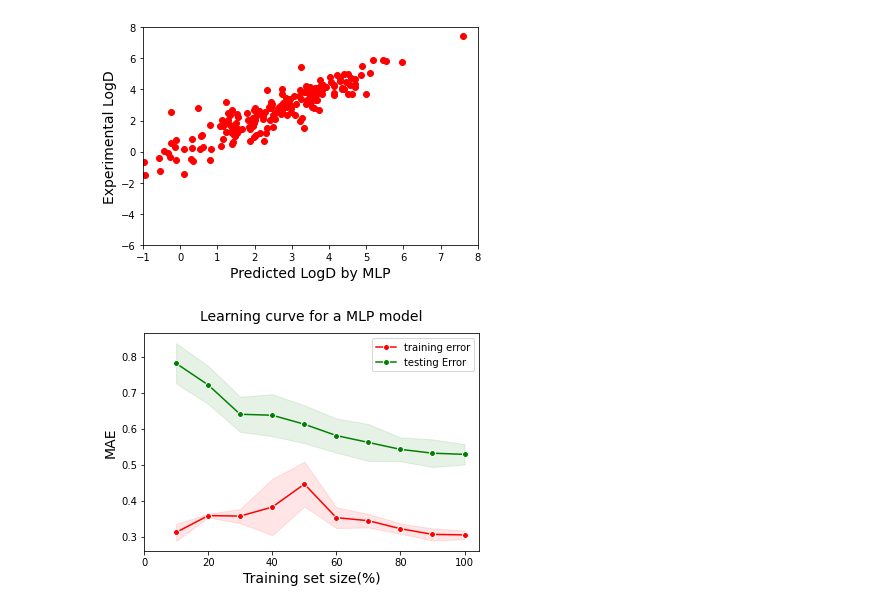
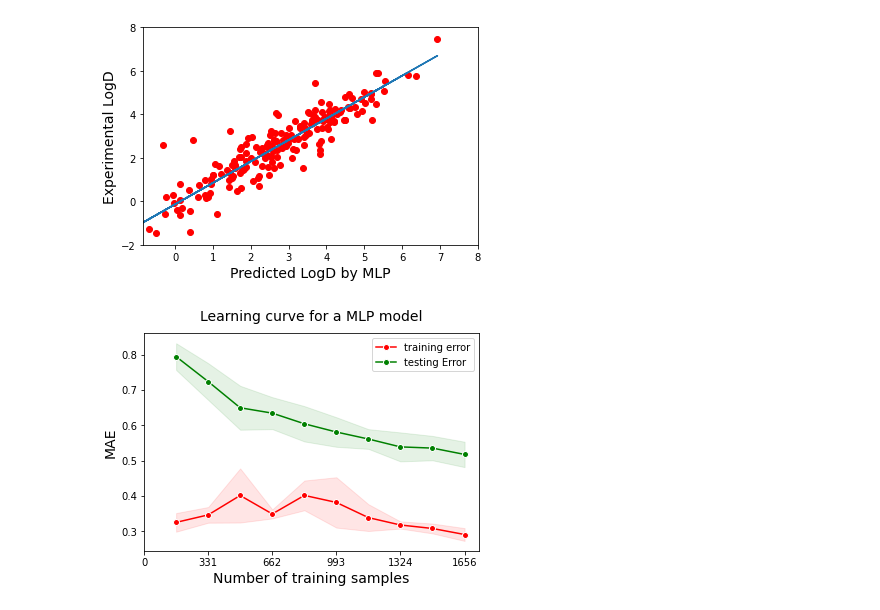
Before and after one commit to jamesleocodes/p_chem_CEVR, a Jupyter notebook: logD/lc_mlp.ipynb, the cells around one changed output. Saved outputs shown, nothing was run; the diff lists cells and outputs as text; code cells hidden in the pictures.

Commit message:
p_chem

```diff
--- a/logD/lc_mlp.ipynb
+++ b/logD/lc_mlp.ipynb
@@ -104,22 +104,24 @@ learning_rate_list =['constant','adaptive']
 # %%
 best_model = MLPRegressor(hidden_layer_sizes = hidden_layer_sizes_list[best_parameters_with_lc['hidden_layer_sizes']],
                             max_iter = max_iter_list[best_parameters_with_lc['max_iter']],
                             activation = activation_list[best_parameters_with_lc['activation']],
                             solver = solver_list[best_parameters_with_lc['solver']],
                             alpha = alpha_list[best_parameters_with_lc['alpha']],
                             learning_rate = learning_rate_list[best_parameters_with_lc['learning_rate']]
                             )
 best_model.fit(data_tra_x,data_tra_y)
 tes_pred = best_model.predict(data_tes_x)
-plt.xlim([-1,8])
-plt.ylim([-6,8])
+plt.xlim([-0.85,8])
+plt.ylim([-2,8])
 plt.scatter(tes_pred,data_tes_y,c='r',alpha=1)
+a,b = np.polyfit(tes_pred, data_tes_y,1)
+plt.plot(tes_pred, a*tes_pred+b)
 plt.xlabel('Predicted LogD by MLP',fontsize = 14)
 plt.ylabel('Experimental LogD',fontsize = 14)
-#plt.savefig(dirname+"/p_chem_logd/results/mlp_vs.png", format='png', dpi=600)# plt.savefig("svm.png", format='png', dpi=600)
+plt.savefig(dirname+"/logD/results/mlp_vs.png", format='png', dpi=600)# plt.savefig("svm.png", format='png', dpi=600)
 plt.show()
 # %% [output]
-[figure, old version]
+[figure, new version]
 # %%
 X = data.drop(['LogD'],axis=1)
 y = data['LogD']
@@ -158,12 +160,12 @@ ax.fill_between(train_sizes,
         color="g",
     )
 ax.set_xticks([0,331,662,993,1324,1656])
-ax.set_xticklabels([0,20,40,60,80,100,])
+ax.set_xticklabels([0,331,662,993,1324,1656])
 ax.set_ylabel('MAE', fontsize = 14)
-ax.set_xlabel('Training set size(%)', fontsize = 14)
+ax.set_xlabel('Number of training samples', fontsize = 14)
 ax.set_title('Learning curve for a MLP model', fontsize = 14, y = 1.03)
 ax.legend()
-plt.savefig(dirname+"/p_chem_logd/results/mlp_lc.png", format='png', dpi=600)
+plt.savefig(dirname+"/LogD/results/mlp_lc.png", format='png', dpi=600)
 plt.show()
 # %% [output]
-[figure, old version]
+[figure, new version]
```
Also changed, not shown: parts of 4 cells of this notebook.
